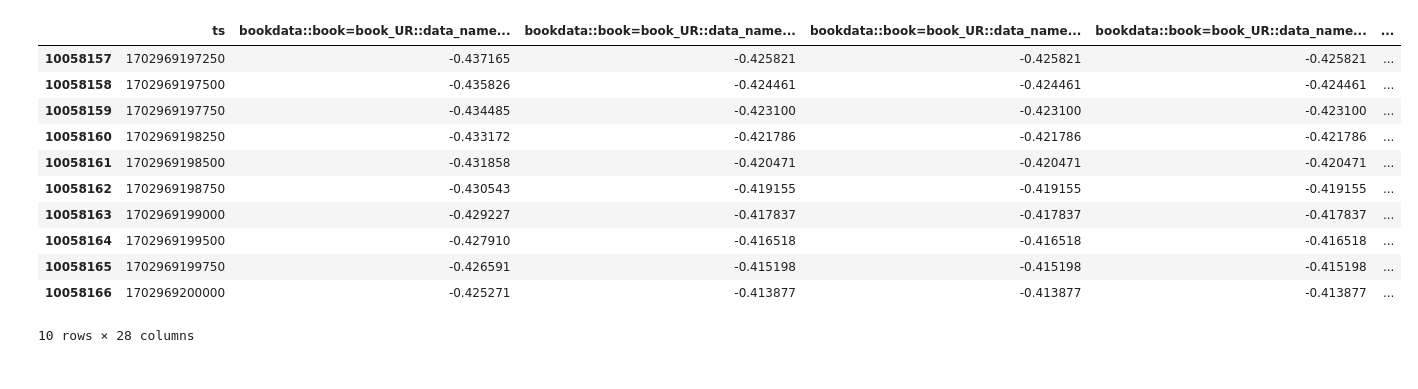
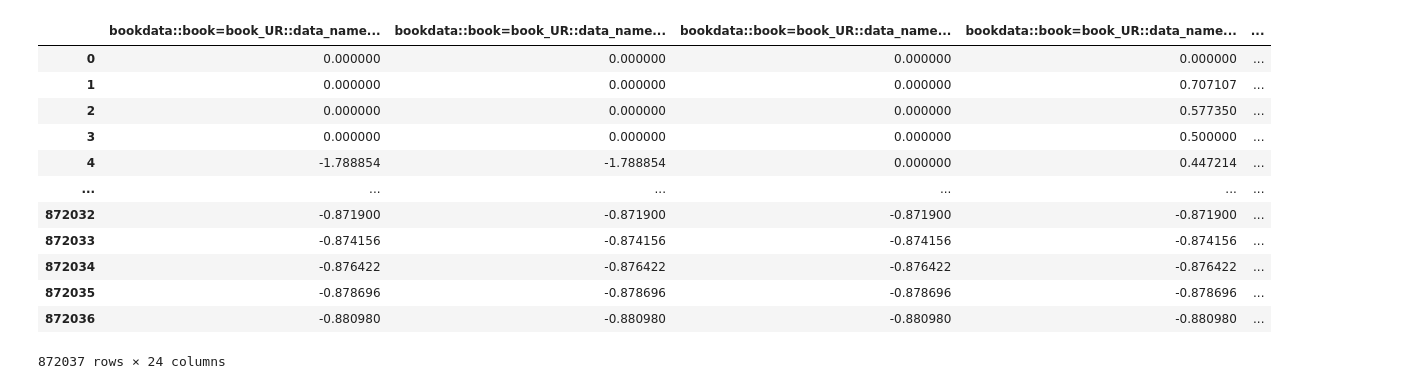
Before and after one commit to tonywang1990/Crossformer, a Jupyter notebook: data_inspect.ipynb, the cells around one changed output. Cells and saved outputs as stored; diff of their text form; code cells hidden in the pictures.

```diff
--- a/data_inspect.ipynb
+++ b/data_inspect.ipynb
@@ -161,17 +177,18 @@ class FutsData(BaseData):
 # %%
-data = FutsData(root_dir="/Users/tonywy/Desktop/Xode/crossformer", split='train', pattern="futs_data/ZCE_CH_UR/{split}/daily_frame.*.parquet")
+data = FutsData(root_dir="/Users/tonywy/Desktop/Xode/crossformer", pattern="futs_data/ZCE_CH_UR/daily_frame.*.parquet")
 # %%
-data.all_df[-10:]
+data.all_df
 # %% [output]
-|  | ts | bookdata::book=book_UR::data_name... | bookdata::book=book_UR::data_name... | bookdata::book=book_UR::data_name... | bookdata::book=book_UR::data_name... | ... |
-| 10058157 | 1702969197250 | -0.437165 | -0.425821 | -0.425821 | -0.425821 | ... |
-| 10058158 | 1702969197500 | -0.435826 | -0.424461 | -0.424461 | -0.424461 | ... |
-| 10058159 | 1702969197750 | -0.434485 | -0.423100 | -0.423100 | -0.423100 | ... |
-| 10058160 | 1702969198250 | -0.433172 | -0.421786 | -0.421786 | -0.421786 | ... |
-| 10058161 | 1702969198500 | -0.431858 | -0.420471 | -0.420471 | -0.420471 | ... |
-| 10058162 | 1702969198750 | -0.430543 | -0.419155 | -0.419155 | -0.419155 | ... |
-| 10058163 | 1702969199000 | -0.429227 | -0.417837 | -0.417837 | -0.417837 | ... |
-| 10058164 | 1702969199500 | -0.427910 | -0.416518 | -0.416518 | -0.416518 | ... |
-| 10058165 | 1702969199750 | -0.426591 | -0.415198 | -0.415198 | -0.415198 | ... |
-| 10058166 | 1702969200000 | -0.425271 | -0.413877 | -0.413877 | -0.413877 | ... |
+|  | bookdata::book=book_UR::data_name... | bookdata::book=book_UR::data_name... | bookdata::book=book_UR::data_name... | bookdata::book=book_UR::data_name... | ... |
+| 0 | 0.000000 | 0.000000 | 0.000000 | 0.000000 | ... |
+| 1 | 0.000000 | 0.000000 | 0.000000 | 0.707107 | ... |
+| 2 | 0.000000 | 0.000000 | 0.000000 | 0.577350 | ... |
+| 3 | 0.000000 | 0.000000 | 0.000000 | 0.500000 | ... |
+| 4 | -1.788854 | -1.788854 | 0.000000 | 0.447214 | ... |
+| ... | ... | ... | ... | ... | ... |
+| 872032 | -0.871900 | -0.871900 | -0.871900 | -0.871900 | ... |
+| 872033 | -0.874156 | -0.874156 | -0.874156 | -0.874156 | ... |
+| 872034 | -0.876422 | -0.876422 | -0.876422 | -0.876422 | ... |
+| 872035 | -0.878696 | -0.878696 | -0.878696 | -0.878696 | ... |
+| 872036 | -0.880980 | -0.880980 | -0.880980 | -0.880980 | ... |
-10 rows × 28 columns
+872037 rows × 24 columns
```
Also changed, not shown: parts of 7 cells of this notebook, 4 other files.
